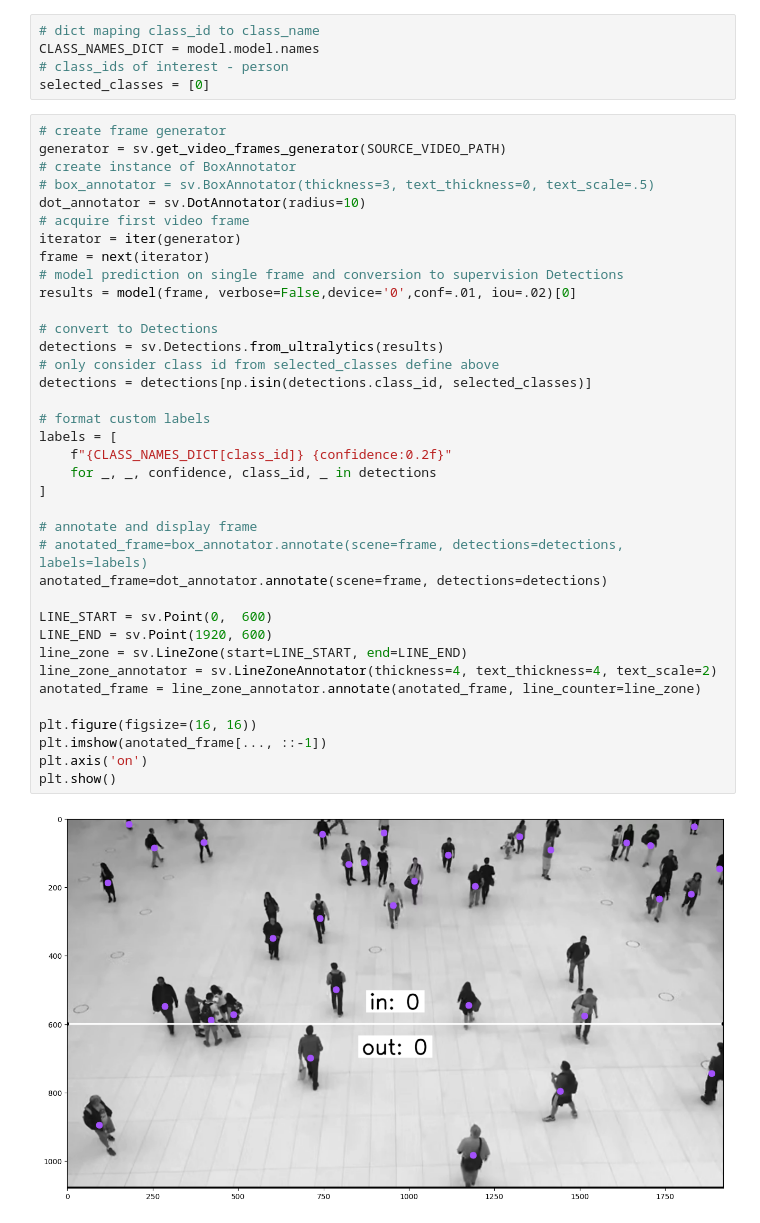
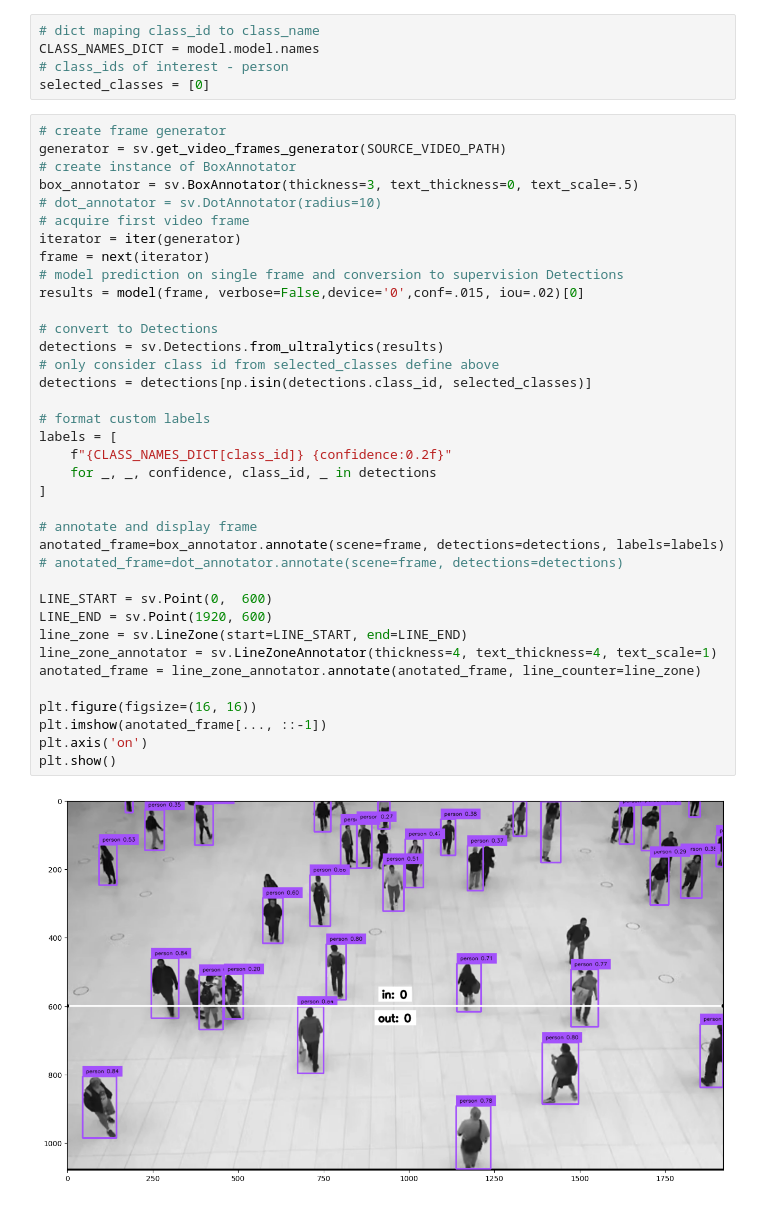
Before and after one commit to rafaelgildin/track_and_count_people, a Jupyter notebook: how-to-track-and-count-people-with-yolov8.ipynb, the cells around one changed output. Saved outputs shown, nothing was run; the diff lists cells and outputs as text.

```diff
--- a/how-to-track-and-count-people-with-yolov8.ipynb
+++ b/how-to-track-and-count-people-with-yolov8.ipynb
@@ -36,41 +36,41 @@ selected_classes = [0]
 # create frame generator
 generator = sv.get_video_frames_generator(SOURCE_VIDEO_PATH)
 # create instance of BoxAnnotator
-# box_annotator = sv.BoxAnnotator(thickness=3, text_thickness=0, text_scale=.5)
-dot_annotator = sv.DotAnnotator(radius=10)
+box_annotator = sv.BoxAnnotator(thickness=3, text_thickness=0, text_scale=.5)
+# dot_annotator = sv.DotAnnotator(radius=10)
 # acquire first video frame
 iterator = iter(generator)
 frame = next(iterator)
 # model prediction on single frame and conversion to supervision Detections
-results = model(frame, verbose=False,device='0',conf=.01, iou=.02)[0]
+results = model(frame, verbose=False,device='0',conf=.015, iou=.02)[0]
 
 # convert to Detections
 detections = sv.Detections.from_ultralytics(results)
 # only consider class id from selected_classes define above
 detections = detections[np.isin(detections.class_id, selected_classes)]
 
 # format custom labels
 labels = [
     f"{CLASS_NAMES_DICT[class_id]} {confidence:0.2f}"
     for _, _, confidence, class_id, _ in detections
 ]
 
 # annotate and display frame
-# anotated_frame=box_annotator.annotate(scene=frame, detections=detections, labels=labels)
-anotated_frame=dot_annotator.annotate(scene=frame, detections=detections)
+anotated_frame=box_annotator.annotate(scene=frame, detections=detections, labels=labels)
+# anotated_frame=dot_annotator.annotate(scene=frame, detections=detections)
 
 LINE_START = sv.Point(0,  600)
 LINE_END = sv.Point(1920, 600)
 line_zone = sv.LineZone(start=LINE_START, end=LINE_END)
-line_zone_annotator = sv.LineZoneAnnotator(thickness=4, text_thickness=4, text_scale=2)
+line_zone_annotator = sv.LineZoneAnnotator(thickness=4, text_thickness=4, text_scale=1)
 anotated_frame = line_zone_annotator.annotate(anotated_frame, line_counter=line_zone)
 
 plt.figure(figsize=(16, 16))
 plt.imshow(anotated_frame[..., ::-1])
 plt.axis('on')
 plt.show()
 # %% [output]
-[figure, old version]
+[figure, new version]
 # %%
 # create BYTETracker instance
 byte_tracker = sv.ByteTrack(track_thresh=0.05, track_buffer=30, match_thresh=0.8, frame_rate=24)
```
Also changed, not shown: parts of 2 cells of this notebook, 2 other files.
